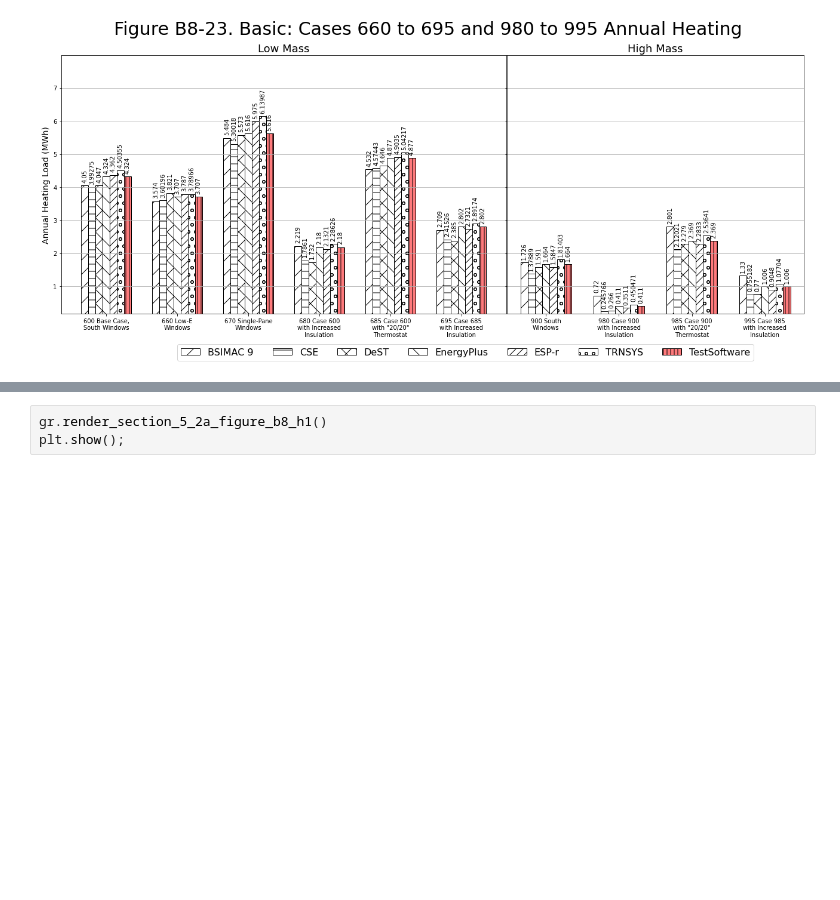
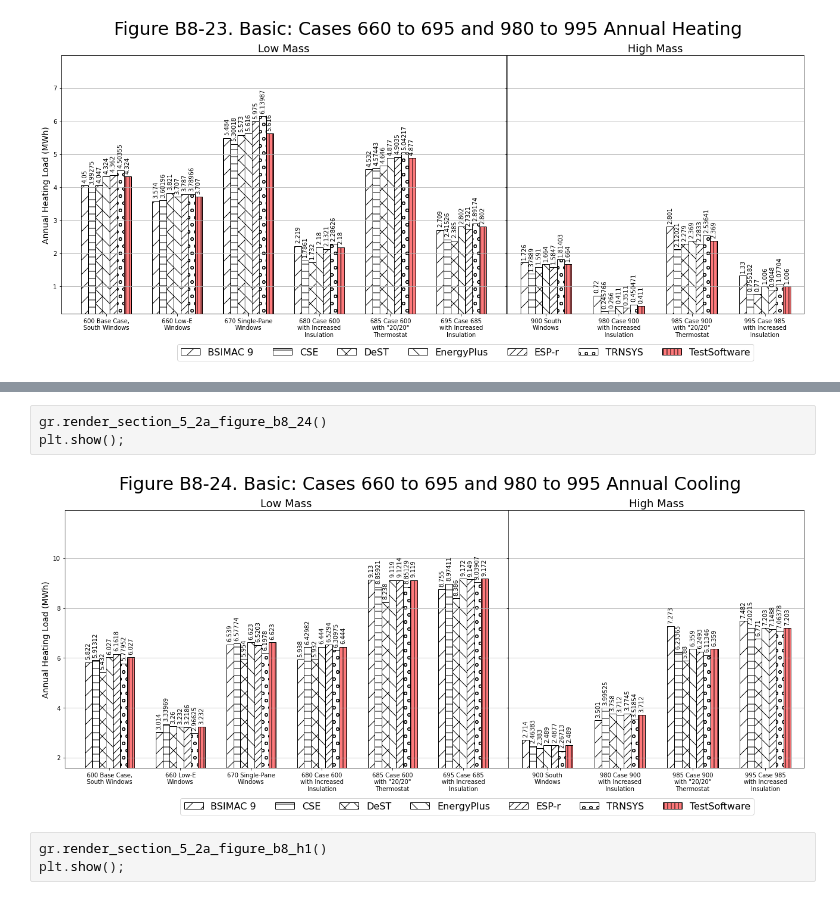
Before and after one commit to JasonGlazer/ashrae-140-automation, a Jupyter notebook: rendered/base/RESULTS5-2A.ipynb, the cells around one changed output, grey strips where cells are left out. Cells and saved outputs as stored; diff of their text form; blank space fills up the shorter version.

```diff
--- a/rendered/base/RESULTS5-2A.ipynb
+++ b/rendered/base/RESULTS5-2A.ipynb
@@ -178,3 +178,8 @@ plt.show();
+# %%
+gr.render_section_5_2a_figure_b8_24()
+plt.show();
+# %% [output]
+[figure, added]
 # %%
 gr.render_section_5_2a_figure_b8_h1()
 plt.show();
```
Also changed, not shown: parts of 2 cells of this notebook, 2 other files.
